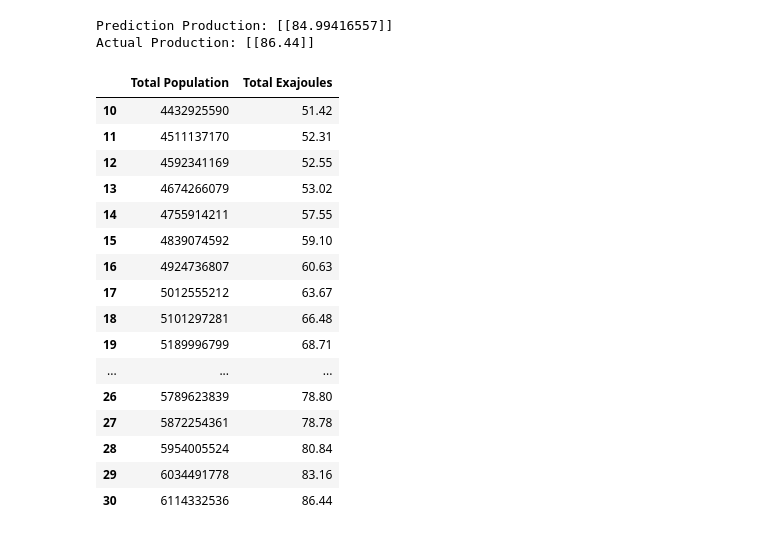
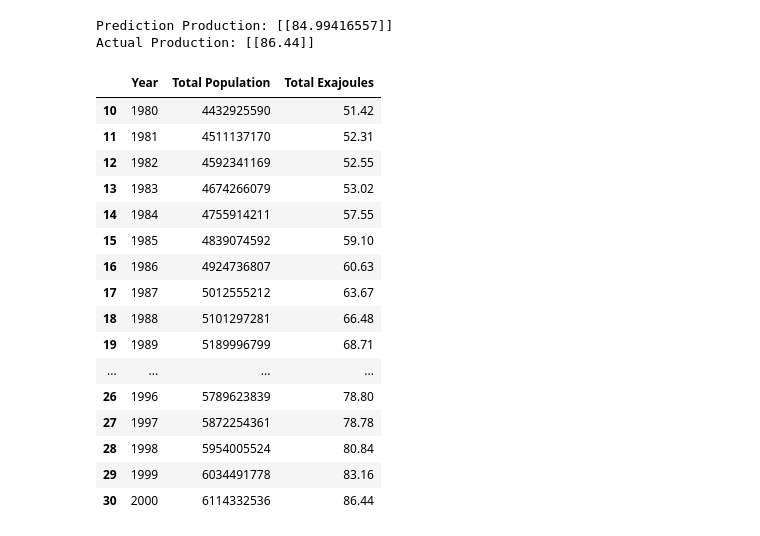
Before and after one commit to minerva-b/Final_Team_Project, a Jupyter notebook: minerva/MachineLearning_GasProd_1970-2019.ipynb, the cells around one changed output. Cells and saved outputs as stored; diff of their text form; code cells hidden in the pictures.

```diff
--- a/minerva/MachineLearning_GasProd_1970-2019.ipynb
+++ b/minerva/MachineLearning_GasProd_1970-2019.ipynb
@@ -280,23 +280,23 @@ print(f"Actual Production: {exajoules_2000_prod}")
 Prediction Production: [[84.99416557]]
 Actual Production: [[86.44]]
 # %%
-final_gas_prod.loc[final_gas_prod['Year'].between(1980, 2000), ['Total Population', 'Total Exajoules']]
+final_gas_prod.loc[final_gas_prod['Year'].between(1980, 2000), ['Year', 'Total Population', 'Total Exajoules']]
 # %% [output]
-|  | Total Population | Total Exajoules |
-| 10 | 4432925590 | 51.42 |
-| 11 | 4511137170 | 52.31 |
-| 12 | 4592341169 | 52.55 |
-| 13 | 4674266079 | 53.02 |
-| 14 | 4755914211 | 57.55 |
-| 15 | 4839074592 | 59.10 |
-| 16 | 4924736807 | 60.63 |
-| 17 | 5012555212 | 63.67 |
-| 18 | 5101297281 | 66.48 |
-| 19 | 5189996799 | 68.71 |
-| ... | ... | ... |
-| 26 | 5789623839 | 78.80 |
-| 27 | 5872254361 | 78.78 |
-| 28 | 5954005524 | 80.84 |
-| 29 | 6034491778 | 83.16 |
-| 30 | 6114332536 | 86.44 |
+|  | Year | Total Population | Total Exajoules |
+| 10 | 1980 | 4432925590 | 51.42 |
+| 11 | 1981 | 4511137170 | 52.31 |
+| 12 | 1982 | 4592341169 | 52.55 |
+| 13 | 1983 | 4674266079 | 53.02 |
+| 14 | 1984 | 4755914211 | 57.55 |
+| 15 | 1985 | 4839074592 | 59.10 |
+| 16 | 1986 | 4924736807 | 60.63 |
+| 17 | 1987 | 5012555212 | 63.67 |
+| 18 | 1988 | 5101297281 | 66.48 |
+| 19 | 1989 | 5189996799 | 68.71 |
+| ... | ... | ... | ... |
+| 26 | 1996 | 5789623839 | 78.80 |
+| 27 | 1997 | 5872254361 | 78.78 |
+| 28 | 1998 | 5954005524 | 80.84 |
+| 29 | 1999 | 6034491778 | 83.16 |
+| 30 | 2000 | 6114332536 | 86.44 |
 # %%
```
Also changed, not shown: parts of 6 cells of this notebook, 1 other file.
